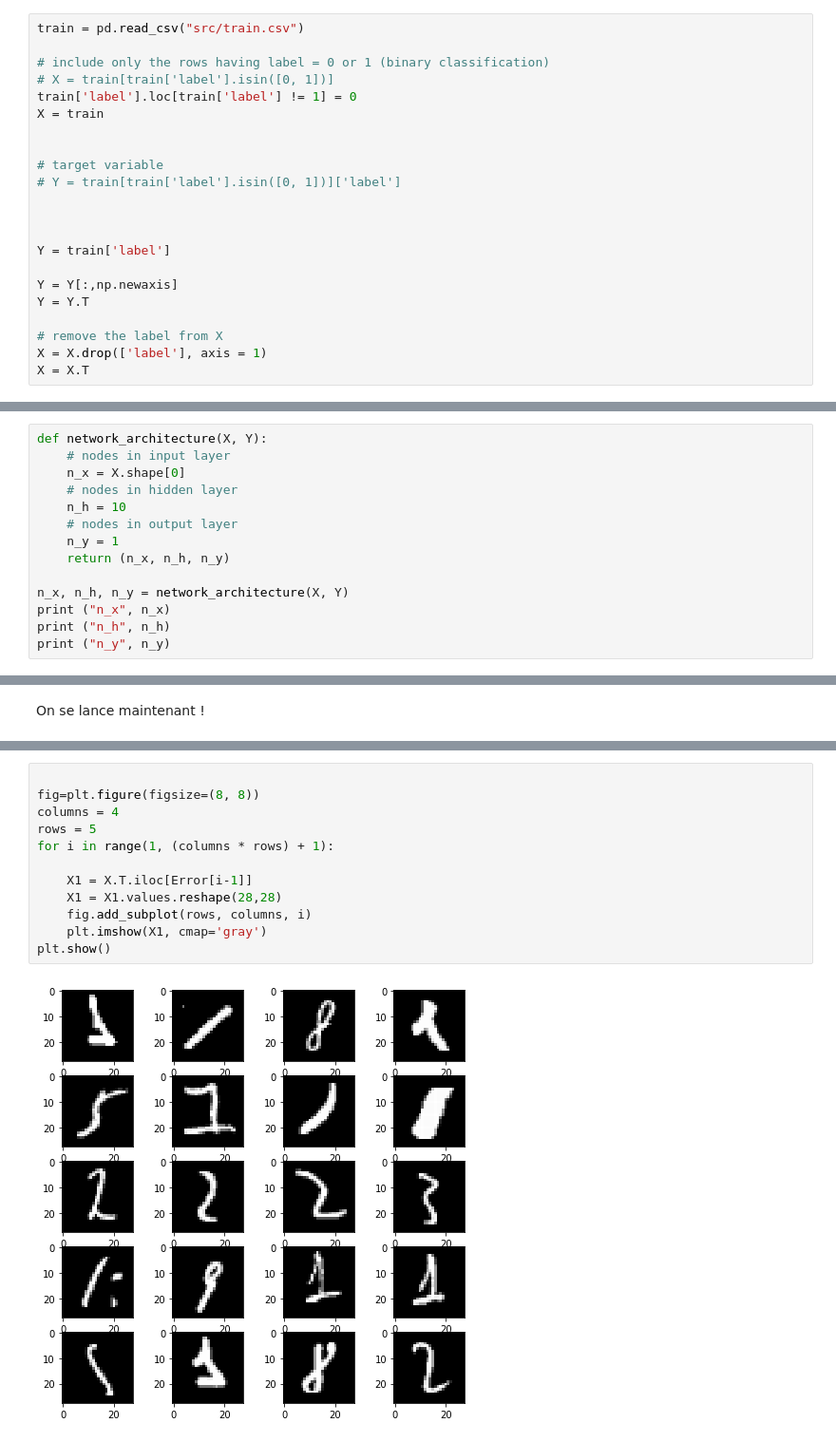
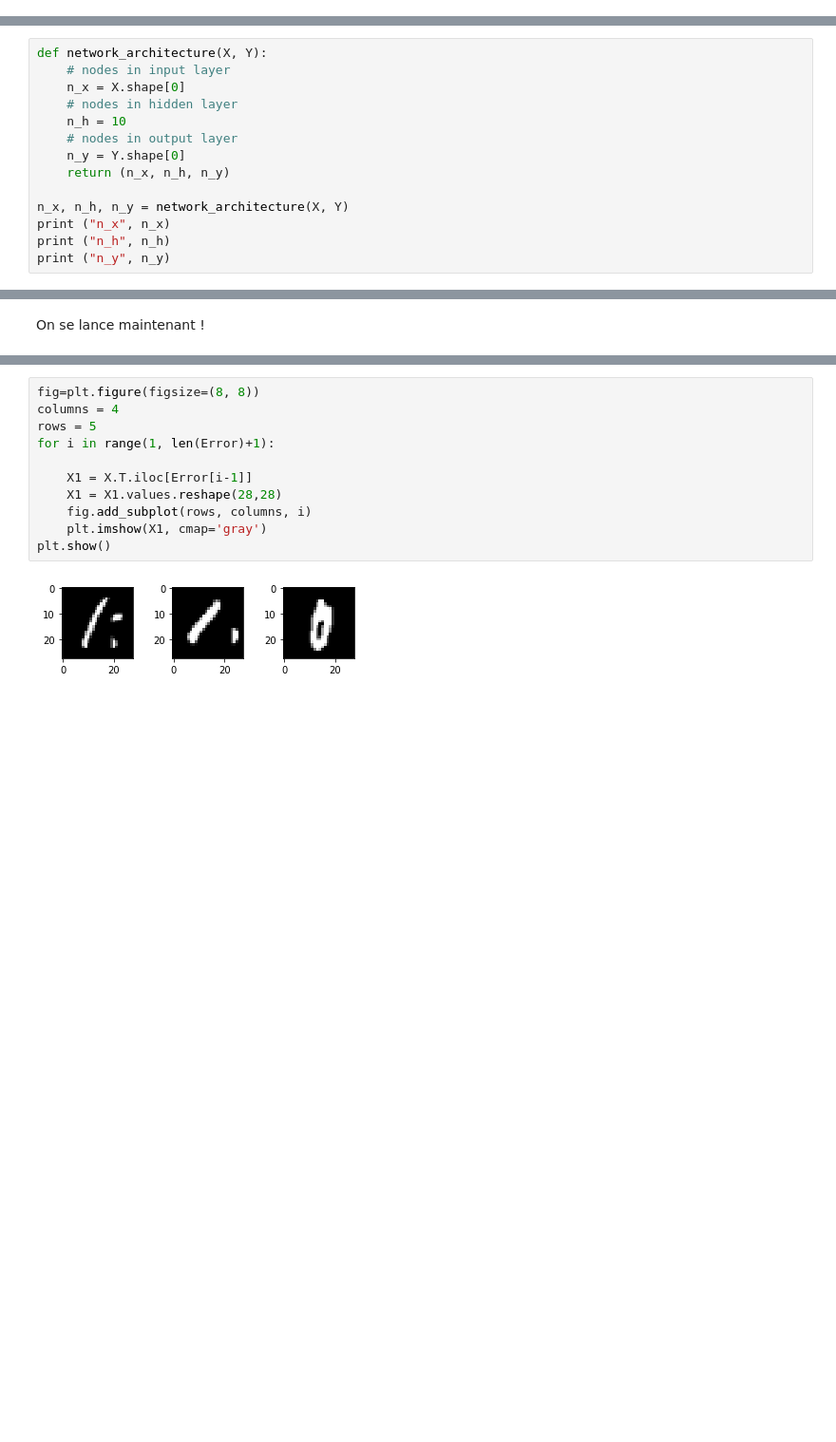
Before and after one commit to 42-AI/workshops_ml_2019, a Jupyter notebook: corrections/Semaine10_exercices_correction.ipynb, the cells around one changed output, grey strips where cells are left out. Shown: that part at 95% size. Saved outputs shown, nothing was run; the diff lists cells and outputs as text; blank space fills up the shorter version.

```diff
--- a/corrections/Semaine10_exercices_correction.ipynb
+++ b/corrections/Semaine10_exercices_correction.ipynb
@@ -85,22 +53,0 @@ First step is to load and prepare the dataset
-# %%
-train = pd.read_csv("src/train.csv")
-
-# include only the rows having label = 0 or 1 (binary classification)
-# X = train[train['label'].isin([0, 1])]
-train['label'].loc[train['label'] != 1] = 0
-X = train
-
-
-# target variable
-# Y = train[train['label'].isin([0, 1])]['label']
-
-
-
-Y = train['label']
-
-Y = Y[:,np.newaxis]
-Y = Y.T
-
-# remove the label from X
-X = X.drop(['label'], axis = 1)
-X = X.T
@@ -183,7 +127,7 @@ def network_architecture(X, Y):
     # nodes in hidden layer
     n_h = 10
     # nodes in output layer
-    n_y = 1
+    n_y = Y.shape[0]
     return (n_x, n_h, n_y)
 
 n_x, n_h, n_y = network_architecture(X, Y)
@@ -394,14 +327,13 @@ Accuracy: 61.607143%
 # %%
-
 fig=plt.figure(figsize=(8, 8))
 columns = 4
 rows = 5
-for i in range(1, (columns * rows) + 1):
+for i in range(1, len(Error)+1):
 
     X1 = X.T.iloc[Error[i-1]]
     X1 = X1.values.reshape(28,28)
     fig.add_subplot(rows, columns, i)
     plt.imshow(X1, cmap='gray')
 plt.show()
 # %% [output]
-[figure, old version]
+[figure, new version]
```
Also changed, not shown: parts of 44 cells of this notebook.
